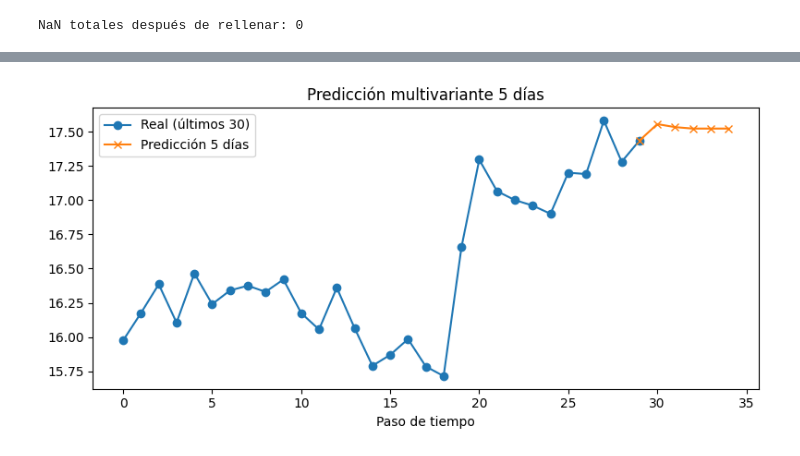
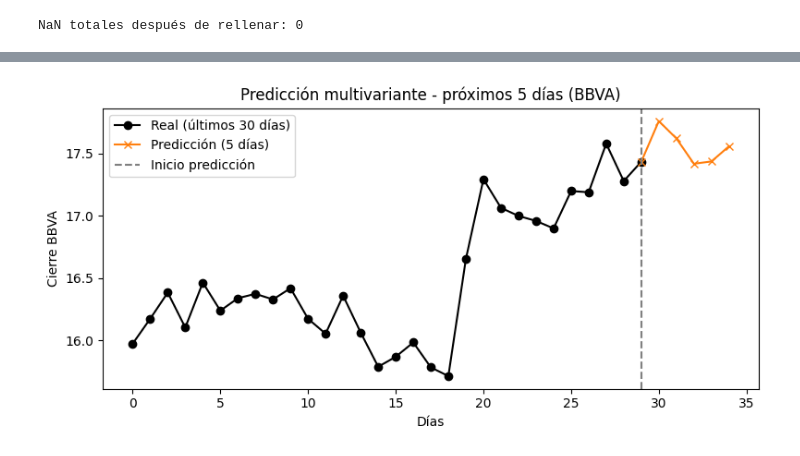
Before and after one commit to Jacobo24/Aprendizaje_Automatico, a Jupyter notebook: notebooks/lstm_skip_bbva.ipynb, the cells around one changed output, grey strips where cells are left out. Drawn from its saved outputs; the diff is of its cells as text; code cells hidden in the pictures.

```diff
--- a/notebooks/lstm_skip_bbva.ipynb
+++ b/notebooks/lstm_skip_bbva.ipynb
@@ -92,7 +45,7 @@ df = pd.read_csv("../csv/bbva_enriched.csv", parse_dates=["Date"])
 df = df.sort_values("Date").reset_index(drop=True)
 
 # 2) quitar columnas que sobran
-cols_to_drop = ["Unnamed: 0"]
+cols_to_drop = ["Unnamed: 0", "vix.1", "vix.2", "vix.3", "vix.4", "vix.5"]
 df = df.drop(columns=[c for c in cols_to_drop if c in df.columns])
 
 # 3) definir grupos de columnas
@@ -155,11 +108,17 @@ def preparar_datos_multivariados(df, target_col="BBVA_Close", window_size=25):
     df = df.sort_index()
 
     selected_features = [
-    "BBVA_Open",
+    "BBVA_Adj_Close",
+    "BBVA_Volume",
     "BBVA_High",
     "BBVA_Low",
-    "BBVA_Volume",
+    "BBVA_Open",
     "SAN_Price",
+    "IBEX",
+    "SP500",
+    "EURUSD",
+    "OIL",
+    "vix",
     "eventos_negativos",
 ]
 
@@ -506,18 +439,24 @@ Día +5: 17.5222
 # %%
 # últimos 30 días reales
 ultimos_reales = df["BBVA_Close"].tail(30).values
 
-# concatenar para graficar
+# concatenar los 30 reales + 5 predichos
 serie_completa = np.concatenate([ultimos_reales, np.array(preds_5)])
 
+# índices para graficar
+x_reales = range(len(ultimos_reales))
+x_pred = range(len(ultimos_reales)-1, len(serie_completa))
+
 plt.figure(figsize=(8,4))
-plt.plot(range(len(ultimos_reales)), ultimos_reales, label="Real (últimos 30)", marker="o")
-plt.plot(range(len(ultimos_reales)-1, len(serie_completa)), serie_completa[len(ultimos_reales)-1:],
-         label="Predicción 5 días", marker="x")
+plt.plot(x_reales, ultimos_reales, label="Real (últimos 30 días)", color="black", marker="o")
+plt.plot(x_pred, serie_completa[len(ultimos_reales)-1:], label="Predicción (5 días)", color="tab:orange", marker="x")
+
+plt.axvline(len(ultimos_reales)-1, color="gray", linestyle="--", label="Inicio predicción")
+plt.title("Predicción multivariante - próximos 5 días (BBVA)")
+plt.xlabel("Días")
+plt.ylabel("Cierre BBVA")
 plt.legend()
-plt.title("Predicción multivariante 5 días")
-plt.xlabel("Paso de tiempo")
 plt.tight_layout()
 plt.show()
 # %% [output]
-[figure, old version]
+[figure, new version]
```
Also changed, not shown: parts of 14 cells of this notebook, 36 other files.
